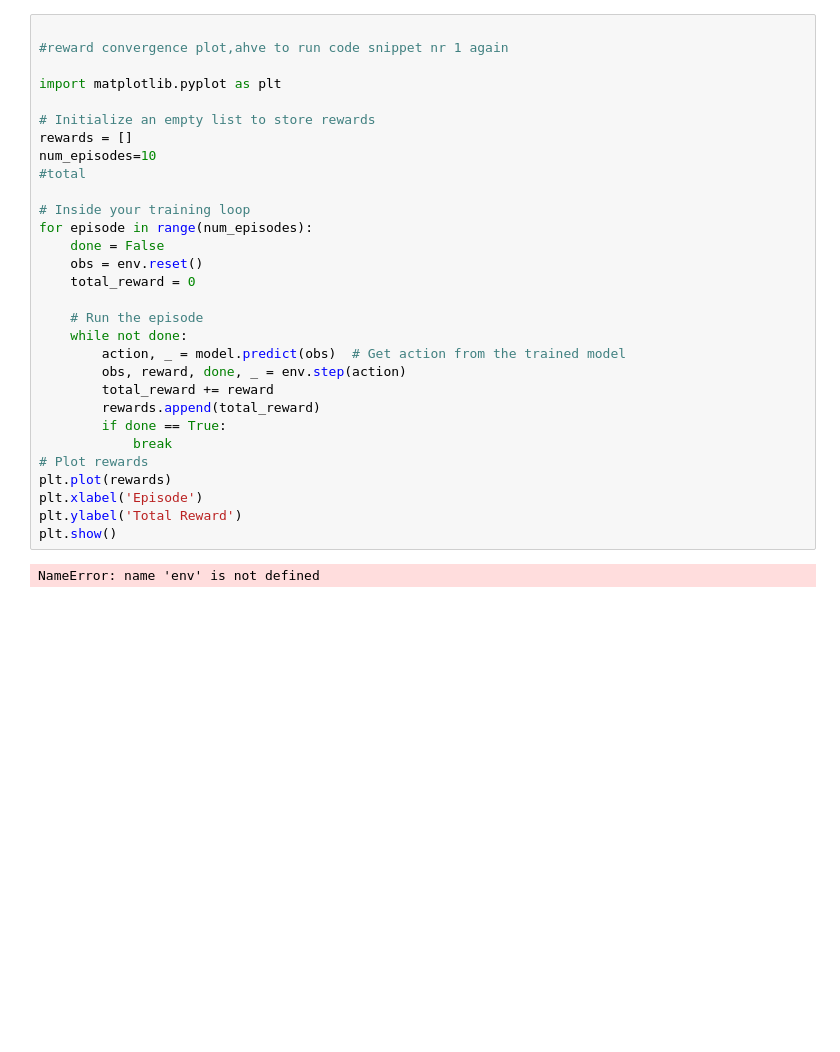
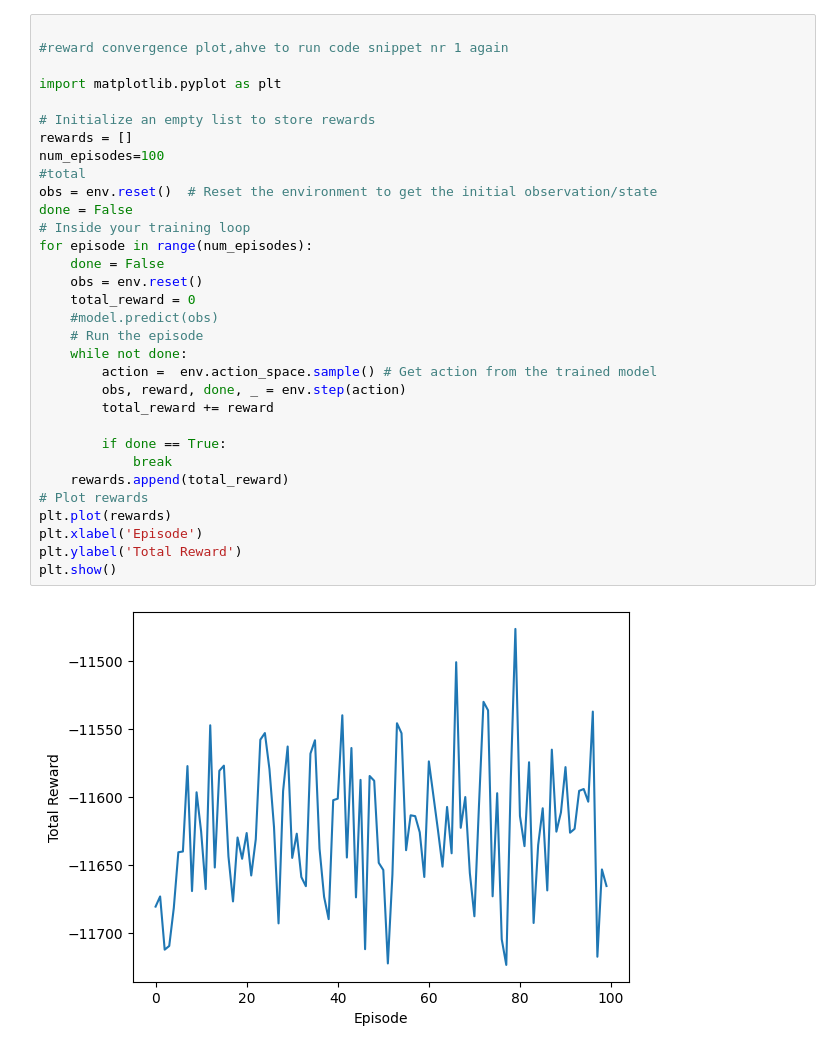
Before and after one commit to fredrikofstad/RL-Microgrid-Coordination, a Jupyter notebook: src/microgrid_env_rl2.ipynb, the cells around one changed output. Drawn from its saved outputs; the diff is of its cells as text; blank space fills up the shorter version.

```diff
--- a/src/microgrid_env_rl2.ipynb
+++ b/src/microgrid_env_rl2.ipynb
@@ -598,32 +650,34 @@ env.close()
 # %%
 
 #reward convergence plot,ahve to run code snippet nr 1 again
 
 import matplotlib.pyplot as plt
 
 # Initialize an empty list to store rewards
 rewards = []
-num_episodes=10
+num_episodes=100
 #total
-
+obs = env.reset()  # Reset the environment to get the initial observation/state
+done = False
 # Inside your training loop
 for episode in range(num_episodes):
     done = False
     obs = env.reset()
     total_reward = 0
-
+    #model.predict(obs)
     # Run the episode
     while not done:
-        action, _ = model.predict(obs)  # Get action from the trained model
+        action =  env.action_space.sample() # Get action from the trained model
         obs, reward, done, _ = env.step(action)
         total_reward += reward
-        rewards.append(total_reward)
+
         if done == True:
             break
+    rewards.append(total_reward)
 # Plot rewards
 plt.plot(rewards)
 plt.xlabel('Episode')
 plt.ylabel('Total Reward')
 plt.show()
 # %% [output]
-NameError: name 'env' is not defined
+[figure, added]
```
Also changed, not shown: parts of 8 cells of this notebook.
